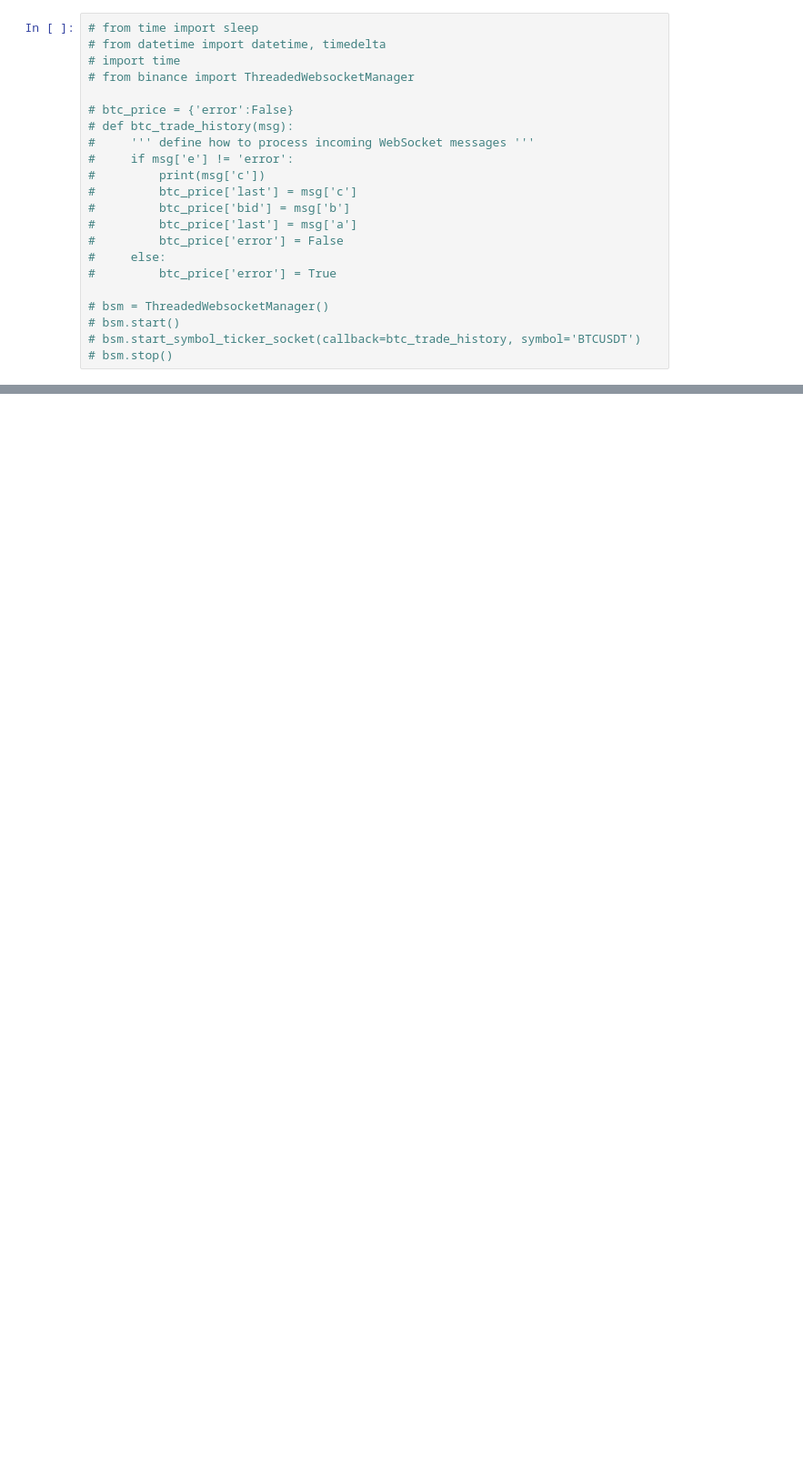
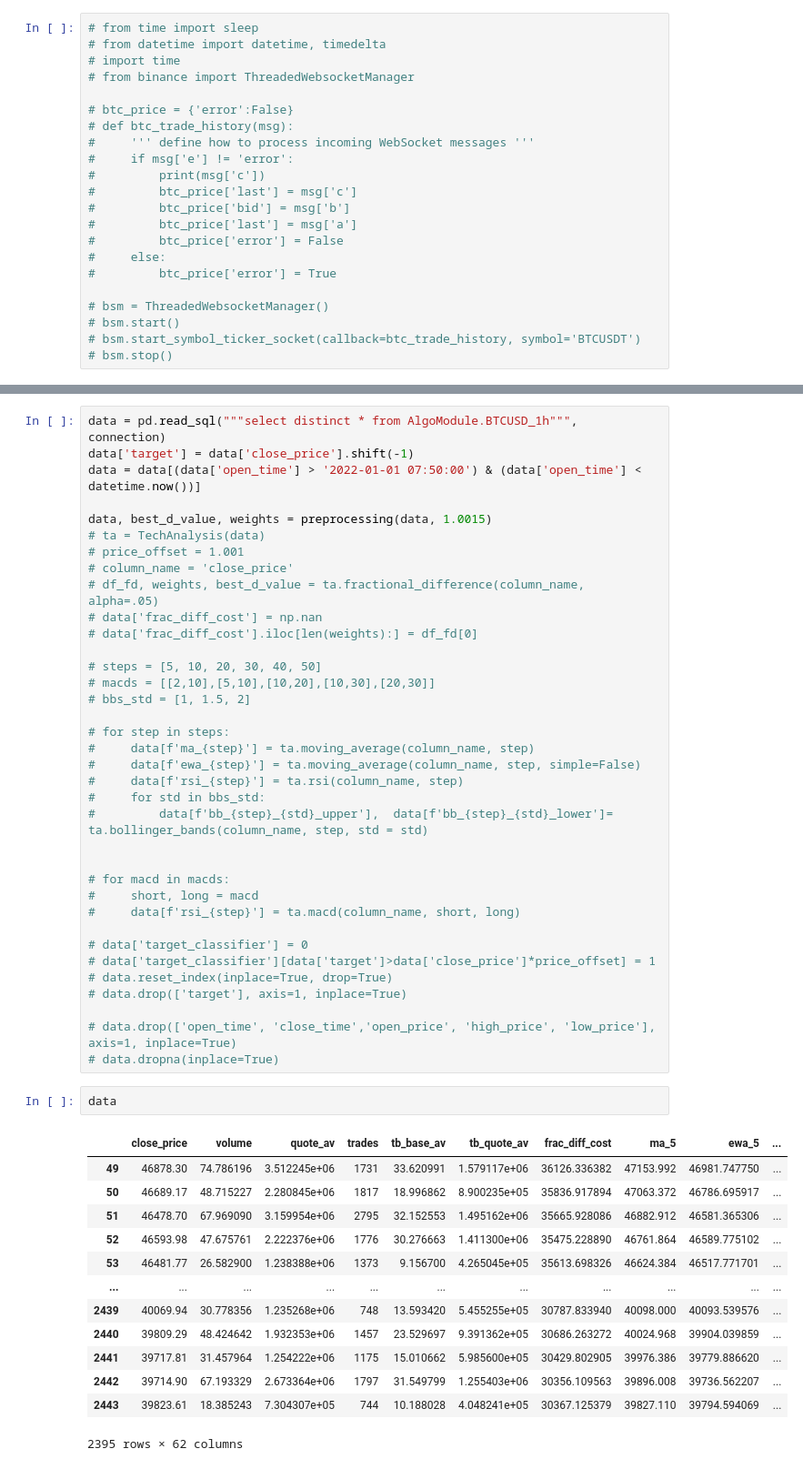
Before and after one commit to daniellkennett/Algomodule, a Jupyter notebook: platforms/Binance/binance.ipynb, the cells around one changed output, grey strips where cells are left out. Shown at 91% size. Cells and saved outputs as stored; diff of their text form; blank space fills up the shorter version.

Commit message:
Corrected PaperTrader and tried more ML

```diff
--- a/platforms/Binance/binance.ipynb
+++ b/platforms/Binance/binance.ipynb
@@ -189,0 +290,52 @@ pulling 2021-06-12 20:00:00
+# %%
+data = pd.read_sql("""select distinct * from AlgoModule.BTCUSD_1h""", connection)
+data['target'] = data['close_price'].shift(-1)
+data = data[(data['open_time'] > '2022-01-01 07:50:00') & (data['open_time'] < datetime.now())]
+
+data, best_d_value, weights = preprocessing(data, 1.0015)
+# ta = TechAnalysis(data)
+# price_offset = 1.001
+# column_name = 'close_price'
+# df_fd, weights, best_d_value = ta.fractional_difference(column_name, alpha=.05)
+# data['frac_diff_cost'] = np.nan
+# data['frac_diff_cost'].iloc[len(weights):] = df_fd[0]
+
+# steps = [5, 10, 20, 30, 40, 50]
+# macds = [[2,10],[5,10],[10,20],[10,30],[20,30]]
+# bbs_std = [1, 1.5, 2]
+
+# for step in steps:
+#     data[f'ma_{step}'] = ta.moving_average(column_name, step)
+#     data[f'ewa_{step}'] = ta.moving_average(column_name, step, simple=False)
+#     data[f'rsi_{step}'] = ta.rsi(column_name, step)
+#     for std in bbs_std:
+#         data[f'bb_{step}_{std}_upper'],  data[f'bb_{step}_{std}_lower']= ta.bollinger_bands(column_name, step, std = std)
+
+
+# for macd in macds:
+#     short, long = macd
+#     data[f'rsi_{step}'] = ta.macd(column_name, short, long)
+
+# data['target_classifier'] = 0
+# data['target_classifier'][data['target']>data['close_price']*price_offset] = 1
+# data.reset_index(inplace=True, drop=True)
+# data.drop(['target'], axis=1, inplace=True)
+
+# data.drop(['open_time', 'close_time','open_price', 'high_price', 'low_price'], axis=1, inplace=True)
+# data.dropna(inplace=True)
+# %%
+data
+# %% [output]
+|  | close_price | volume | quote_av | trades | tb_base_av | tb_quote_av | frac_diff_cost | ma_5 | ewa_5 | ... |
+| 49 | 46878.30 | 74.786196 | 3.512245e+06 | 1731 | 33.620991 | 1.579117e+06 | 36126.336382 | 47153.992 | 46981.747750 | ... |
+| 50 | 46689.17 | 48.715227 | 2.280845e+06 | 1817 | 18.996862 | 8.900235e+05 | 35836.917894 | 47063.372 | 46786.695917 | ... |
+| 51 | 46478.70 | 67.969090 | 3.159954e+06 | 2795 | 32.152553 | 1.495162e+06 | 35665.928086 | 46882.912 | 46581.365306 | ... |
+| 52 | 46593.98 | 47.675761 | 2.222376e+06 | 1776 | 30.276663 | 1.411300e+06 | 35475.228890 | 46761.864 | 46589.775102 | ... |
+| 53 | 46481.77 | 26.582900 | 1.238388e+06 | 1373 | 9.156700 | 4.265045e+05 | 35613.698326 | 46624.384 | 46517.771701 | ... |
+| ... | ... | ... | ... | ... | ... | ... | ... | ... | ... | ... |
+| 2439 | 40069.94 | 30.778356 | 1.235268e+06 | 748 | 13.593420 | 5.455255e+05 | 30787.833940 | 40098.000 | 40093.539576 | ... |
+| 2440 | 39809.29 | 48.424642 | 1.932353e+06 | 1457 | 23.529697 | 9.391362e+05 | 30686.263272 | 40024.968 | 39904.039859 | ... |
+| 2441 | 39717.81 | 31.457964 | 1.254222e+06 | 1175 | 15.010662 | 5.985600e+05 | 30429.802905 | 39976.386 | 39779.886620 | ... |
+| 2442 | 39714.90 | 67.193329 | 2.673364e+06 | 1797 | 31.549799 | 1.255403e+06 | 30356.109563 | 39896.008 | 39736.562207 | ... |
+| 2443 | 39823.61 | 18.385243 | 7.304307e+05 | 744 | 10.188028 | 4.048241e+05 | 30367.125379 | 39827.110 | 39794.594069 | ... |
+2395 rows × 62 columns
```
Also changed, not shown: parts of 17 cells of this notebook, 4 other files.
